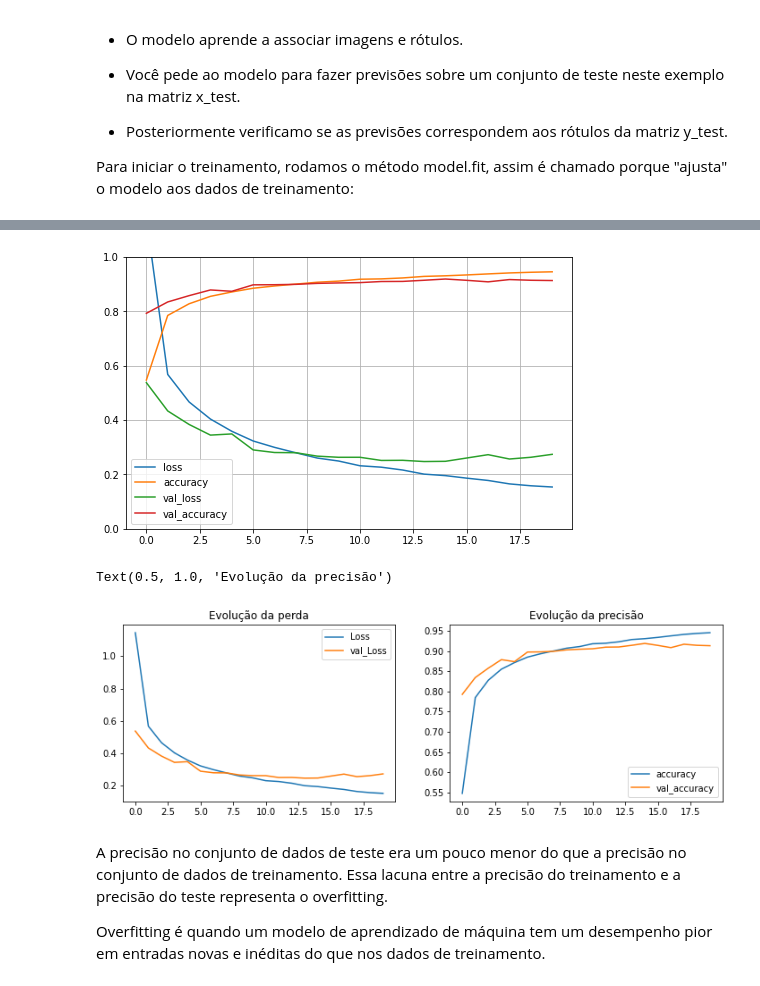
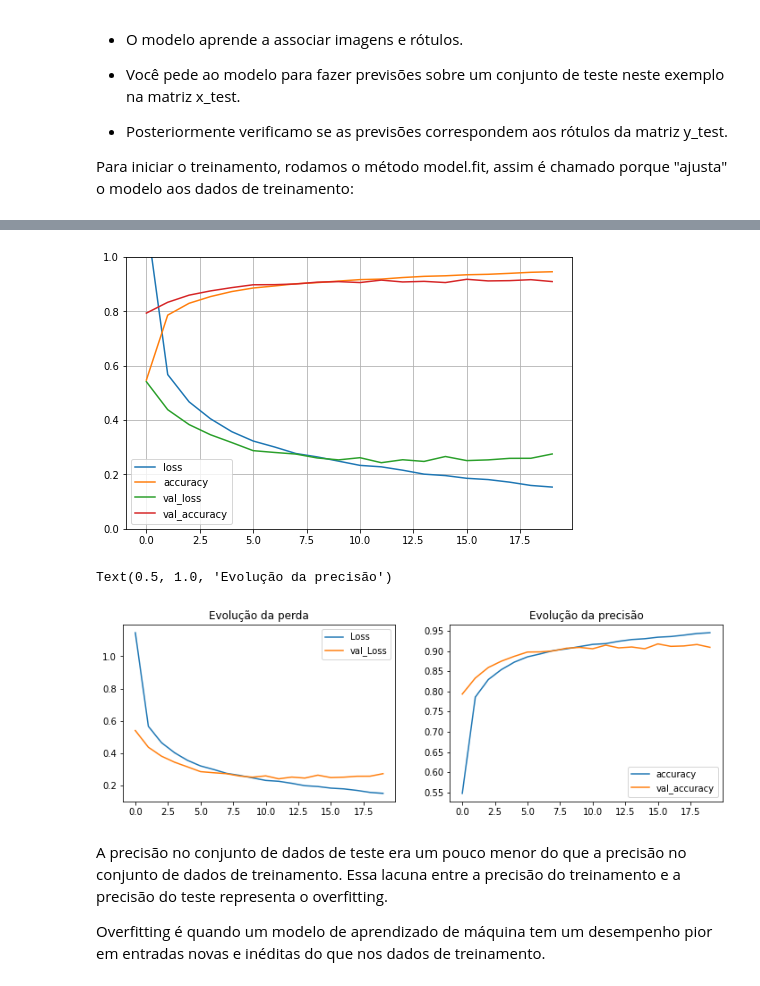
Before and after one commit to Leandro-Braga/Estudo_de_Caso, a Jupyter notebook: Atividade_Leandro_Neural_Network.ipynb, the cells around one changed output, grey strips where cells are left out. Saved outputs shown, nothing was run; the diff lists cells and outputs as text; code cells hidden in the pictures.

```diff
--- a/Atividade_Leandro_Neural_Network.ipynb
+++ b/Atividade_Leandro_Neural_Network.ipynb
@@ -493,7 +537,7 @@ Alimentando os dados de treinamento ao modelo. Neste exemplo, os dados de treina
 
 Para iniciar o treinamento, rodamos o método model.fit, assim é chamado porque "ajusta" o modelo aos dados de treinamento:
 # %%
-history_5 = model_Novo.fit(x_train, y_train, epochs = 20, batch_size = 512,
+history_Novo = model_Novo.fit(x_train, y_train, epochs = 20, batch_size = 512,
                            verbose = 1, validation_data=(x_valid, y_valid))
 # %% [output]
 Epoch 1/20
@@ -516,27 +560,29 @@ Epoch 20/20
 # %%
-pd.DataFrame(history_5.history).plot(figsize = (8,5))
+# Apresentando o novo gráfico da perda no treino e no teste conforme exercício 04.
+pd.DataFrame(history_Novo.history).plot(figsize = (8,5))
 plt.grid(True)
 plt.gca().set_ylim(0,1)
 plt.show()
 # %% [output]
-[figure, old version]
+[figure, new version]
 # %%
+# Apresentando o novo gráfico da perda no treino e no teste conforme exercício 04.
 plt.figure(figsize=(12, 8))
 
 plt.subplot(2, 2, 1)
-plt.plot(history_5.history['loss'], label='Loss')
-plt.plot(history_5.history['val_loss'], label='val_Loss')
+plt.plot(history_Novo.history['loss'], label='Loss')
+plt.plot(history_Novo.history['val_loss'], label='val_Loss')
 plt.legend()
 plt.title('Evolução da perda')
 
 plt.subplot(2, 2, 2)
-plt.plot(history_5.history['accuracy'], label='accuracy')
-plt.plot(history_5.history['val_accuracy'], label='val_accuracy')
+plt.plot(history_Novo.history['accuracy'], label='accuracy')
+plt.plot(history_Novo.history['val_accuracy'], label='val_accuracy')
 plt.legend()
 plt.title('Evolução da precisão')
 # %% [output]
 Text(0.5, 1.0, 'Evolução da precisão')
-[figure, old version]
+[figure, new version]
 # %% [markdown]
 A precisão no conjunto de dados de teste era um pouco menor do que a precisão no conjunto de dados de treinamento. Essa lacuna entre a precisão do treinamento e a precisão do teste representa o overfitting.
 
```
Also changed, not shown: parts of 36 cells of this notebook.
